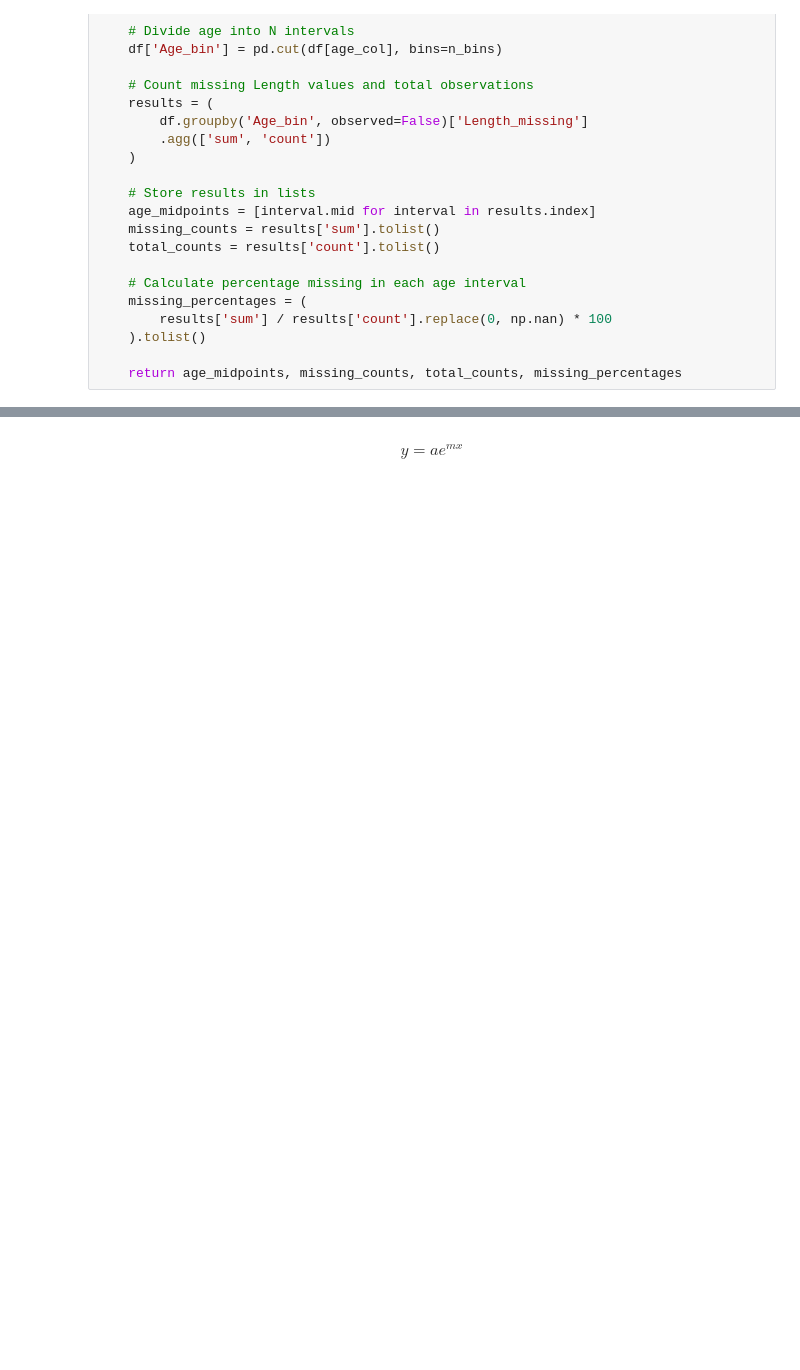
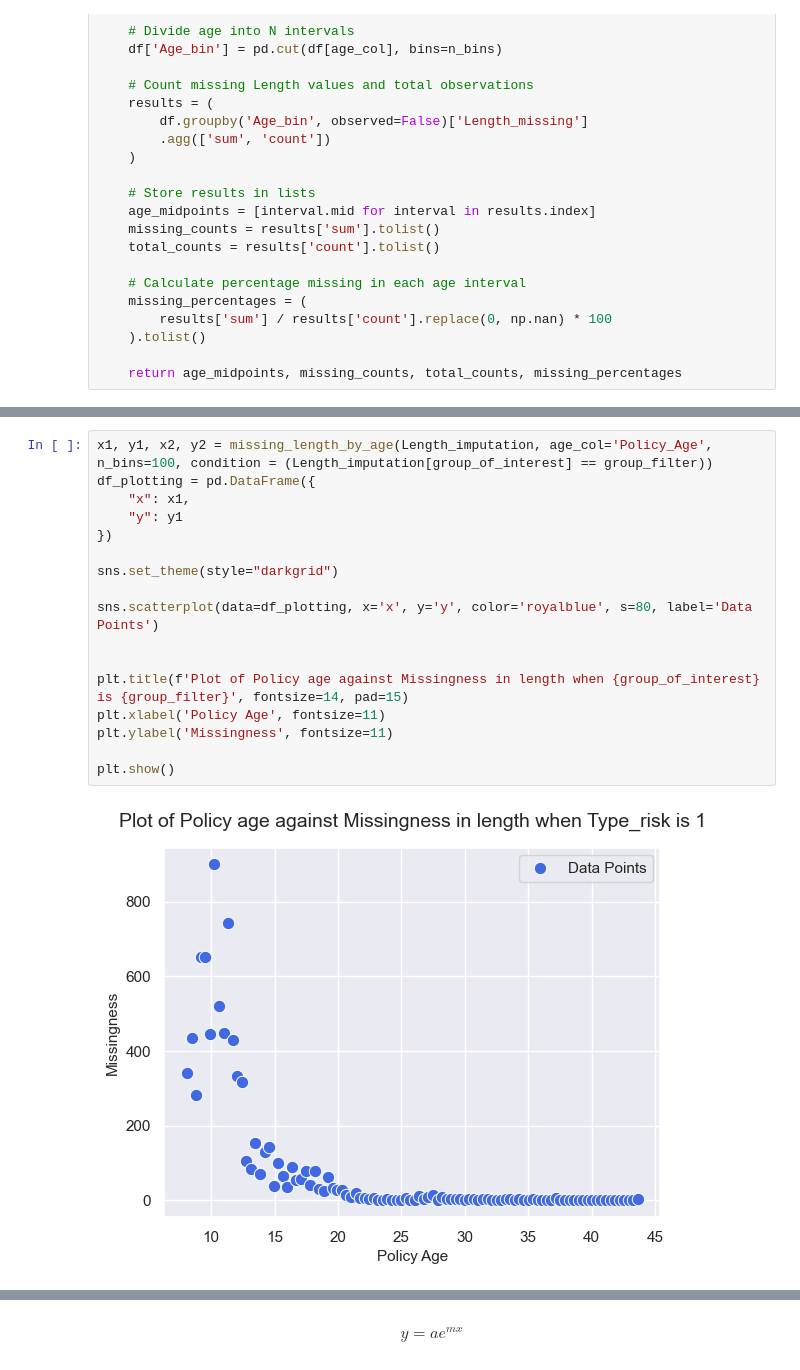
Before and after one commit to Marquis-Alloh/Motor-Insurance-Claims-Prediction-and-Pricing, a Jupyter notebook: Notebooks/Investigation.ipynb, the cells around one changed output, grey strips where cells are left out. Cells and saved outputs as stored; diff of their text form; blank space fills up the shorter version.

```diff
--- a/Notebooks/Investigation.ipynb
+++ b/Notebooks/Investigation.ipynb
@@ -413,2 +451,21 @@ Length_imputation['Type_risk'].unique()
 # %% [output]
 array([1, 3, 2, 4])
+# %%
+x1, y1, x2, y2 = missing_length_by_age(Length_imputation, age_col='Policy_Age', n_bins=100, condition = (Length_imputation[group_of_interest] == group_filter))
+df_plotting = pd.DataFrame({
+    "x": x1,
+    "y": y1
+})
+
+sns.set_theme(style="darkgrid")
+
+sns.scatterplot(data=df_plotting, x='x', y='y', color='royalblue', s=80, label='Data Points')
+
+
+plt.title(f'Plot of Policy age against Missingness in length when {group_of_interest} is {group_filter}', fontsize=14, pad=15)
+plt.xlabel('Policy Age', fontsize=11)
+plt.ylabel('Missingness', fontsize=11)
+
+plt.show()
+# %% [output]
+[figure, added]
```
Also changed, not shown: parts of 29 cells of this notebook.
